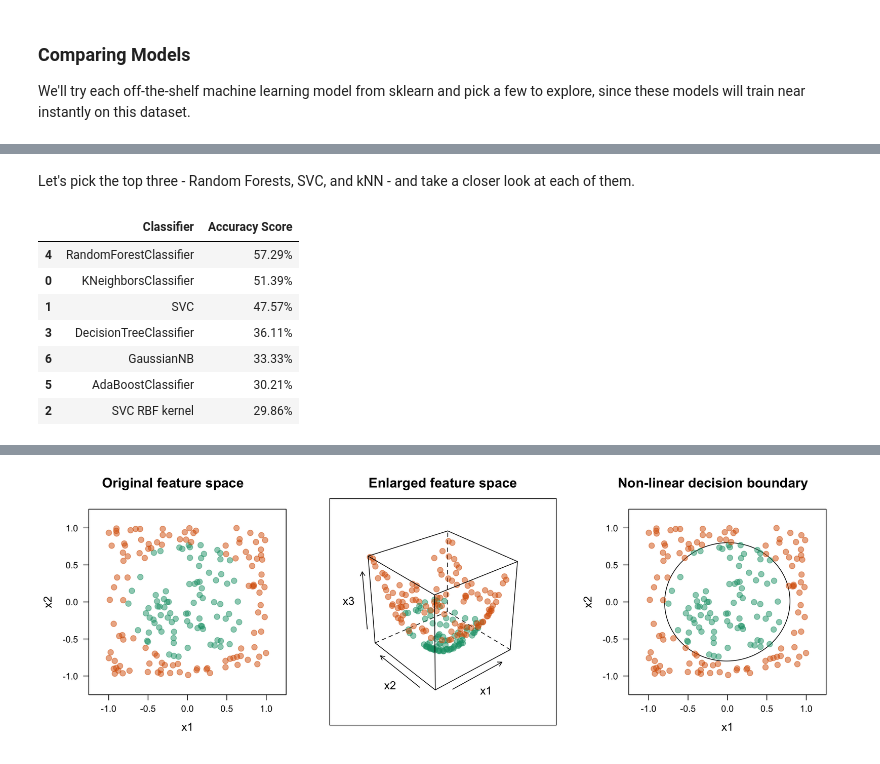
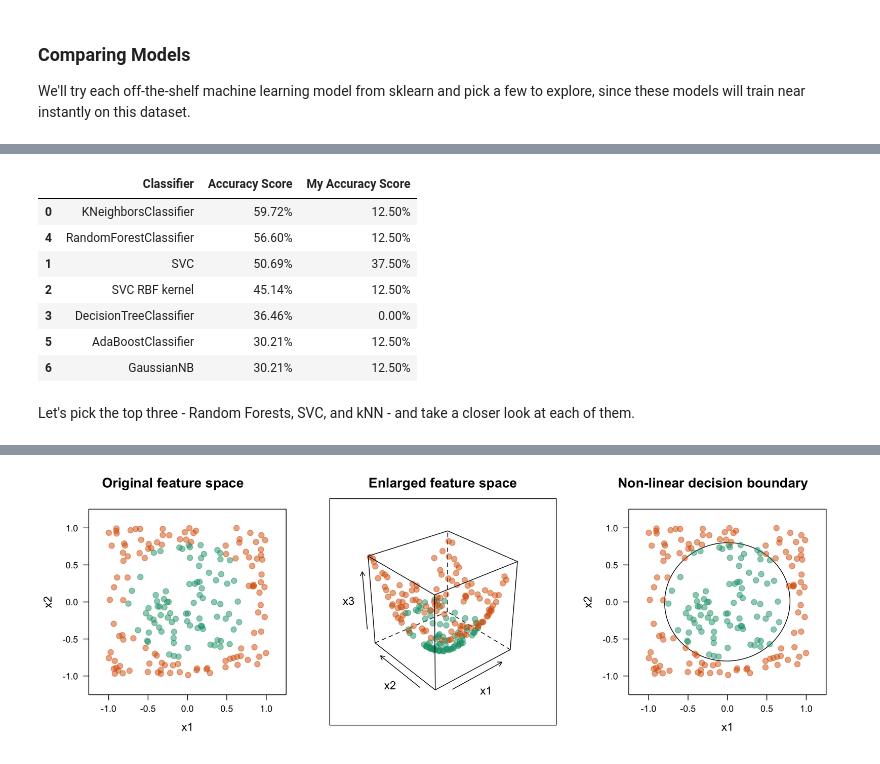
Before and after one commit to heehee04/Week3-ClassicML, a Jupyter notebook: Week_3_MachineLearning.ipynb, the cells around one changed output, grey strips where cells are left out. Saved outputs shown, nothing was run; the diff lists cells and outputs as text; code cells hidden in the pictures.

```diff
--- a/Week_3_MachineLearning.ipynb
+++ b/Week_3_MachineLearning.ipynb
@@ -660,40 +635,41 @@ scores_df.sort_values(by='Accuracy Score', axis=0, ascending=False)
+# %%
+from sklearn.neighbors import KNeighborsClassifier
+from sklearn.svm import SVC
+from sklearn.tree import DecisionTreeClassifier
+from sklearn.ensemble import RandomForestClassifier, AdaBoostClassifier
+from sklearn.naive_bayes import GaussianNB
+from sklearn.discriminant_analysis import QuadraticDiscriminantAnalysis
+
+classification_models = [
+    KNeighborsClassifier(),#(3),
+    SVC(kernel='linear'),#, C=0.025),
+    SVC(kernel='rbf'),
+    DecisionTreeClassifier(),#max_depth=5),
+    RandomForestClassifier(),#max_depth=5, n_estimators=10, max_features=1),
+    AdaBoostClassifier(),
+    GaussianNB(),
+
+    ]
+
+scores = []
+for model in classification_models:
+    model.fit(X_train_minmax, y_train)
+    score = model.score(X_test_minmax, y_test)
+    score2 = model.score(my_X_test_minmax, my_y_test)
+    model_name = type(model).__name__
+    if model_name=='SVC' and model.kernel=='rbf': model_name+=' RBF kernel'
+    scores.append((model_name, f'{100*score:.2f}%', f'{100*score2:.2f}%'))
+# Make it pretty
+scores_df = pd.DataFrame(scores, columns=['Classifier', 'Accuracy Score', 'My Accuracy Score'])
+scores_df.sort_values(by='Accuracy Score', axis=0, ascending=False)
+# %% [output]
+|  | Classifier | Accuracy Score | My Accuracy Score |
+| 0 | KNeighborsClassifier | 59.72% | 12.50% |
+| 4 | RandomForestClassifier | 56.60% | 12.50% |
+| 1 | SVC | 50.69% | 37.50% |
+| 2 | SVC RBF kernel | 45.14% | 12.50% |
+| 3 | DecisionTreeClassifier | 36.46% | 0.00% |
+| 5 | AdaBoostClassifier | 30.21% | 12.50% |
+| 6 | GaussianNB | 30.21% | 12.50% |
 # %% [markdown]
 Let's pick the top three - Random Forests, SVC, and kNN - and take a closer look at each of them.
-# %%
-from sklearn.neighbors import KNeighborsClassifier
-from sklearn.svm import SVC
-from sklearn.tree import DecisionTreeClassifier
-from sklearn.ensemble import RandomForestClassifier, AdaBoostClassifier
-from sklearn.naive_bayes import GaussianNB
-from sklearn.discriminant_analysis import QuadraticDiscriminantAnalysis
-
-classification_models = [
-    KNeighborsClassifier(),#(3),
-    SVC(kernel='linear'),#, C=0.025),
-    SVC(kernel='rbf'),
-    DecisionTreeClassifier(),#max_depth=5),
-    RandomForestClassifier(),#max_depth=5, n_estimators=10, max_features=1),
-    AdaBoostClassifier(),
-    GaussianNB(),
-    # QuadraticDiscriminantAnalysis()
-    ]
-
-scores = []
-for model in classification_models:
-    model.fit(X_train, y_train)
-    score = model.score(X_test, y_test)
-    model_name = type(model).__name__
-    if model_name=='SVC' and model.kernel=='rbf': model_name+=' RBF kernel'
-    scores.append((model_name,(f'{100*score:.2f}%')))
-# Make it pretty
-scores_df = pd.DataFrame(scores,columns=['Classifier','Accuracy Score'])
-scores_df.sort_values(by='Accuracy Score',axis=0,ascending=False)
-# %% [output]
-|  | Classifier | Accuracy Score |
-| 4 | RandomForestClassifier | 57.29% |
-| 0 | KNeighborsClassifier | 51.39% |
-| 1 | SVC | 47.57% |
-| 3 | DecisionTreeClassifier | 36.11% |
-| 6 | GaussianNB | 33.33% |
-| 5 | AdaBoostClassifier | 30.21% |
-| 2 | SVC RBF kernel | 29.86% |
```
Also changed, not shown: parts of 11 cells of this notebook.
